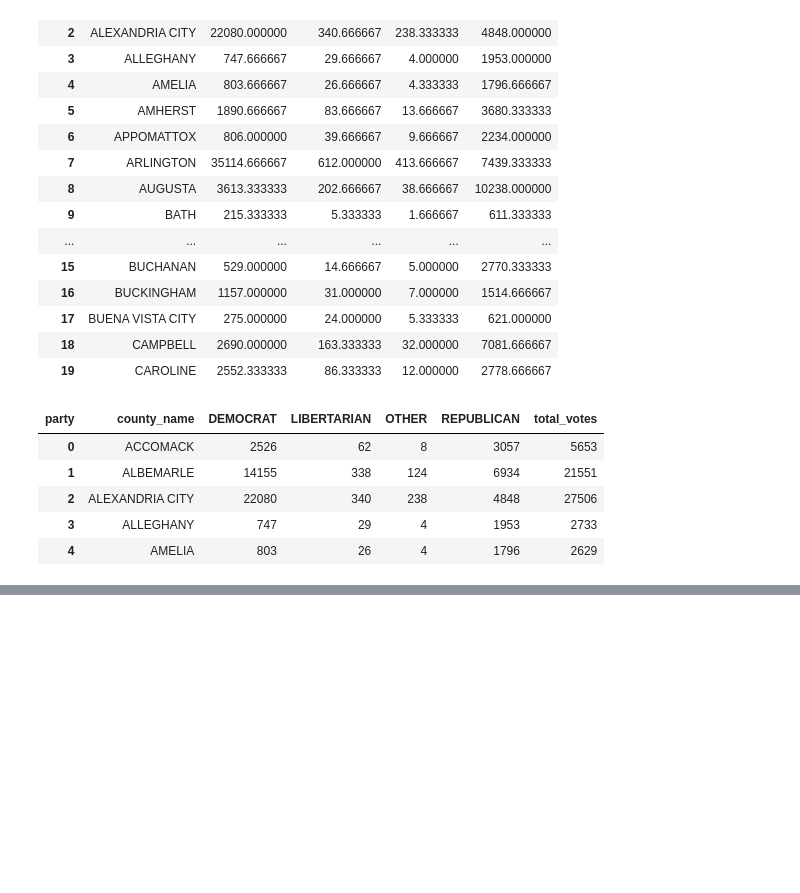
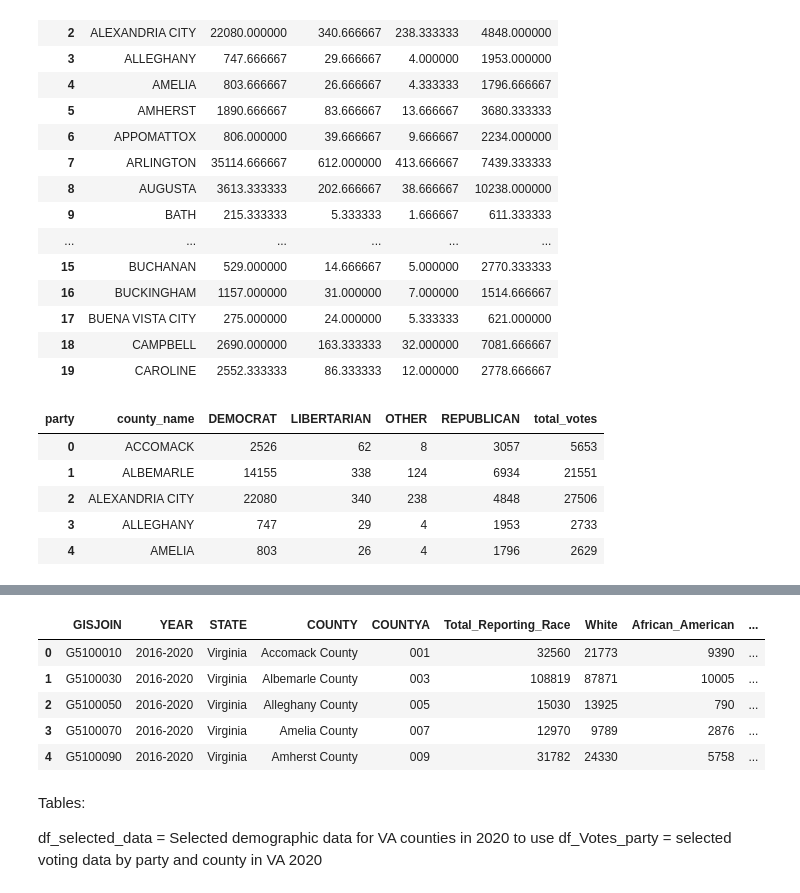
Before and after one commit to dha5sm/project_voting, a Jupyter notebook: Data_exploration_project_voting.ipynb, the cells around one changed output, grey strips where cells are left out. Saved outputs shown, nothing was run; the diff lists cells and outputs as text; code cells hidden in the pictures; blank space fills up the shorter version.

```diff
--- a/Data_exploration_project_voting.ipynb
+++ b/Data_exploration_project_voting.ipynb
@@ -163,0 +169,24 @@ df_Votes_party.head()
+# %%
+columns_keep = ['GISJOIN', 'YEAR', 'STATE', 'COUNTY', 'COUNTYA', 'AMPWE001', 'AMPWE002', 'AMPWE003', 'AMPWE004', 'AMPWE005', 'AMPWE006', 'AMPWE007', 'AMR8E001', 'AMRZE022', 'AMRZE001', 'AMZLE001', 'AMZLE002', 'AMZLE003']
+
+df_select_data = df_VA2020[columns_keep]
+# %%
+col_names = {
+    'AMPWE001':'Total_Reporting_Race',
+    'AMPWE002':'White',
+    'AMPWE003':'African_American',
+    'AMPWE004': 'Indian_or_Alaska',
+    'AMPWE005': 'Asian',
+    'AMPWE006' : 'Pacific_Islander',
+    'AMPWE007' : 'Other',
+    'AMR8E001': 'Median_House_Income',
+    'AMRZE022': 'People_with_Bachelors',
+    'AMRZE001': 'Total_pop_asked_education',
+    'AMZLE001' : 'Total_reporting_lang_at_home',
+    'AMZLE002': 'English_in_home',
+    'AMZLE003': 'Spanish_in_home'
+}
+
+df_select_data.rename(columns= col_names , inplace=True)
+
+df_select_data['Other_lang_at_home'] = df_select_data['Total_reporting_lang_at_home'] - df_select_data['English_in_home'] - df_select_data['Spanish_in_home']
@@ -163,0 +203,14 @@ df_Votes_party.head()
+# %%
+df_select_data.head()
+# %% [output]
+|  | GISJOIN | YEAR | STATE | COUNTY | COUNTYA | Total_Reporting_Race | White | African_American | ... |
+| 0 | G5100010 | 2016-2020 | Virginia | Accomack County | 001 | 32560 | 21773 | 9390 | ... |
+| 1 | G5100030 | 2016-2020 | Virginia | Albemarle County | 003 | 108819 | 87871 | 10005 | ... |
+| 2 | G5100050 | 2016-2020 | Virginia | Alleghany County | 005 | 15030 | 13925 | 790 | ... |
+| 3 | G5100070 | 2016-2020 | Virginia | Amelia County | 007 | 12970 | 9789 | 2876 | ... |
+| 4 | G5100090 | 2016-2020 | Virginia | Amherst County | 009 | 31782 | 24330 | 5758 | ... |
+# %% [markdown]
+Tables:
+
+df_selected_data = Selected demographic data for VA counties in 2020 to use
+df_Votes_party = selected voting data by party and county in VA 2020
```
Also changed, not shown: parts of 2 cells of this notebook.
